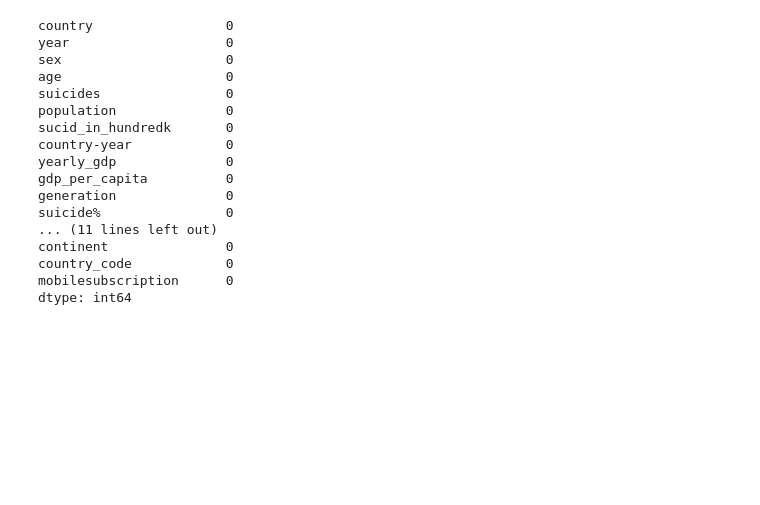
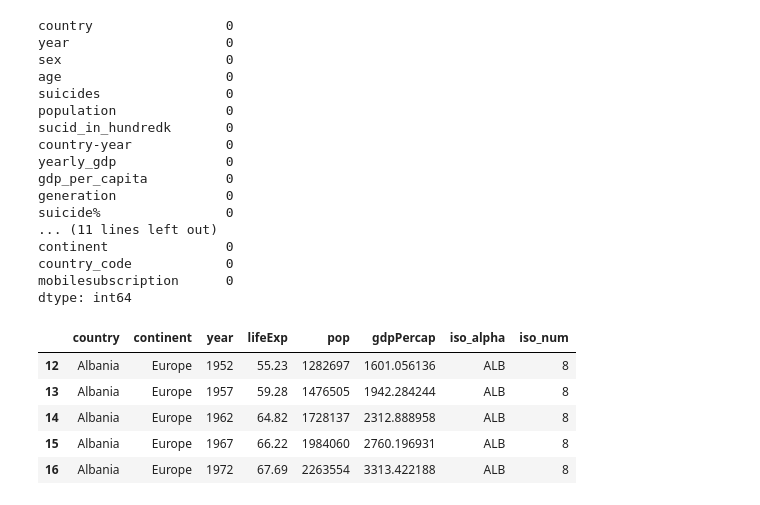
Before and after one commit to sujilkumarkm/desertion_dkit_msc_2022_sep, a Jupyter notebook: notebooks/dissertation_suicide_data_preparation_2022.ipynb, the cells around one changed output. Cells and saved outputs as stored; diff of their text form; code cells hidden in the pictures; blank space fills up the shorter version.

Commit message:
data_load file update

```diff
--- a/notebooks/dissertation_suicide_data_preparation_2022.ipynb
+++ b/notebooks/dissertation_suicide_data_preparation_2022.ipynb
@@ -661,3 +661,32 @@ continent               0
 country_code            0
 mobilesubscription      0
 dtype: int64
+# %%
+#import packages to create app
+import dash
+import dash_html_components as html
+import dash_core_components as dcc
+from dash.dependencies import Input, Output
+
+from gapminder import gapminder
+
+import plotly.express as px
+import pandas as pd
+import numpy as np
+
+#data for the region plot
+loc_data = px.data.gapminder()
+loc_cols=list(loc_data.columns)
+#get European data
+eur_data =loc_data[loc_data['continent'] == "Europe"]
+#get unique countries
+country_names = eur_data['country'].unique()
+# %%
+eur_data.head()
+# %% [output]
+|  | country | continent | year | lifeExp | pop | gdpPercap | iso_alpha | iso_num |
+| 12 | Albania | Europe | 1952 | 55.23 | 1282697 | 1601.056136 | ALB | 8 |
+| 13 | Albania | Europe | 1957 | 59.28 | 1476505 | 1942.284244 | ALB | 8 |
+| 14 | Albania | Europe | 1962 | 64.82 | 1728137 | 2312.888958 | ALB | 8 |
+| 15 | Albania | Europe | 1967 | 66.22 | 1984060 | 2760.196931 | ALB | 8 |
+| 16 | Albania | Europe | 1972 | 67.69 | 2263554 | 3313.422188 | ALB | 8 |
```
Also changed, not shown: parts of 1 cell of this notebook, 1 other file.
